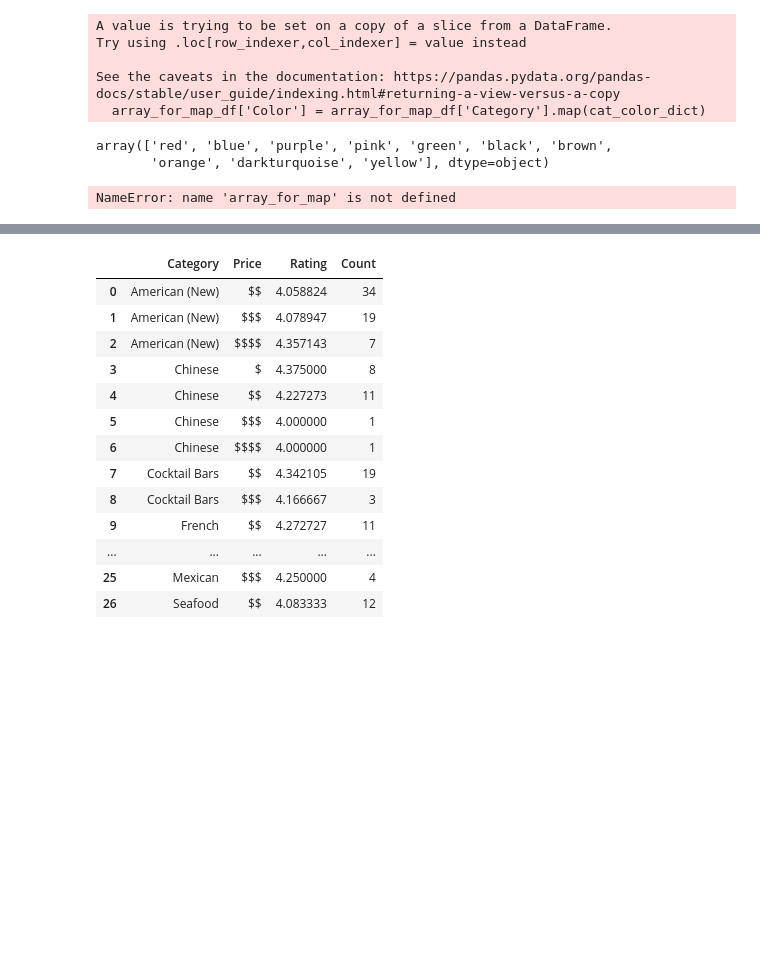
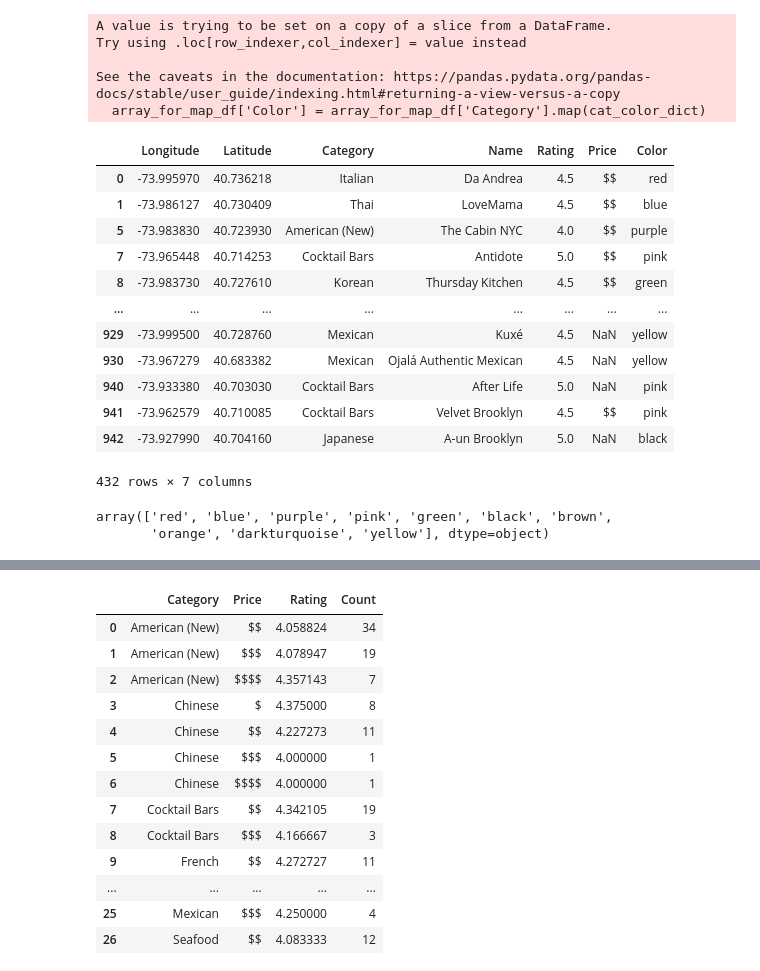
Before and after one commit to irsa-ashraf/CAPP30239_FA22, a Jupyter notebook: Final_Project/eda.ipynb, the cells around one changed output, grey strips where cells are left out. Saved outputs shown, nothing was run; the diff lists cells and outputs as text; code cells hidden in the pictures; blank space fills up the shorter version.

```diff
--- a/Final_Project/eda.ipynb
+++ b/Final_Project/eda.ipynb
@@ -262,18 +262,23 @@ top_10_lst = list(cat_counts.head(10).index)
 top_10_cats_df = data[data['Category'].isin(top_10_lst)]
 top_10_cats_df
 
-array_for_map_df = top_10_cats_df[['Longitude', 'Latitude', 'Category']]
+# array_for_map_df = top_10_cats_df[['Longitude', 'Latitude', 'Category']] ### old code
+array_for_map_df = top_10_cats_df[['Longitude', 'Latitude', 'Category', 'Name', 'Rating', 'Price']]
+
 cat_color_dict = {'Italian':'red', 'Thai':'blue', 'American (New)':'purple', 'Cocktail Bars':'pink', 'Korean':'green', 'Mexican':'yellow', 'Japanese':'black', 'French':'orange', 'Chinese': 'brown', 'Seafood':'darkturquoise'}
 
 array_for_map_df['Color'] = array_for_map_df['Category'].map(cat_color_dict)
 # array_for_map_df.drop(columns = ['Category'], inplace = True)
 all_cats_array_for_map = array_for_map_df.to_json(orient= 'records')
+# all_cats_array_for_map
+
 # CODE FOR JUST ONE CATEGORY
 # cat_map_df = array_for_map_df[array_for_map_df['Category'] == 'French']
 
 # array_for_map = cat_map_df.to_json(orient='records')
 # array_for_map
 
+#### CODE FOR MAP_DATA.JSON USED IN MAP.JS ####
 # with open("map_data.json", "w") as outfile:
 #     json.dump(all_cats_array_for_map, outfile)
 # json_lst = json.loads(all_cats_array_for_map)
@@ -286,15 +291,27 @@ Try using .loc[row_indexer,col_indexer] = value instead
 
 See the caveats in the documentation: https://pandas.pydata.org/pandas-docs/stable/user_guide/indexing.html#returning-a-view-versus-a-copy
   array_for_map_df['Color'] = array_for_map_df['Category'].map(cat_color_dict)
+# %%
+array_for_map_df
+# %% [output]
+|  | Longitude | Latitude | Category | Name | Rating | Price | Color |
+| 0 | -73.995970 | 40.736218 | Italian | Da Andrea | 4.5 | $$ | red |
+| 1 | -73.986127 | 40.730409 | Thai | LoveMama | 4.5 | $$ | blue |
+| 5 | -73.983830 | 40.723930 | American (New) | The Cabin NYC | 4.0 | $$ | purple |
+| 7 | -73.965448 | 40.714253 | Cocktail Bars | Antidote | 5.0 | $$ | pink |
+| 8 | -73.983730 | 40.727610 | Korean | Thursday Kitchen | 4.5 | $$ | green |
+| ... | ... | ... | ... | ... | ... | ... | ... |
+| 929 | -73.999500 | 40.728760 | Mexican | Kuxé | 4.5 | NaN | yellow |
+| 930 | -73.967279 | 40.683382 | Mexican | Ojalá Authentic Mexican | 4.5 | NaN | yellow |
+| 940 | -73.933380 | 40.703030 | Cocktail Bars | After Life | 5.0 | NaN | pink |
+| 941 | -73.962579 | 40.710085 | Cocktail Bars | Velvet Brooklyn | 4.5 | $$ | pink |
+| 942 | -73.927990 | 40.704160 | Japanese | A-un Brooklyn | 5.0 | NaN | black |
+432 rows × 7 columns
 # %%
 array_for_map_df['Color'].unique()
 # %% [output]
 array(['red', 'blue', 'purple', 'pink', 'green', 'black', 'brown',
        'orange', 'darkturquoise', 'yellow'], dtype=object)
-# %%
-array_for_map
-# %% [output]
-NameError: name 'array_for_map' is not defined
 # %%
 ### CONVERT TO JSON
 
```
Also changed, not shown: 15 other files.
